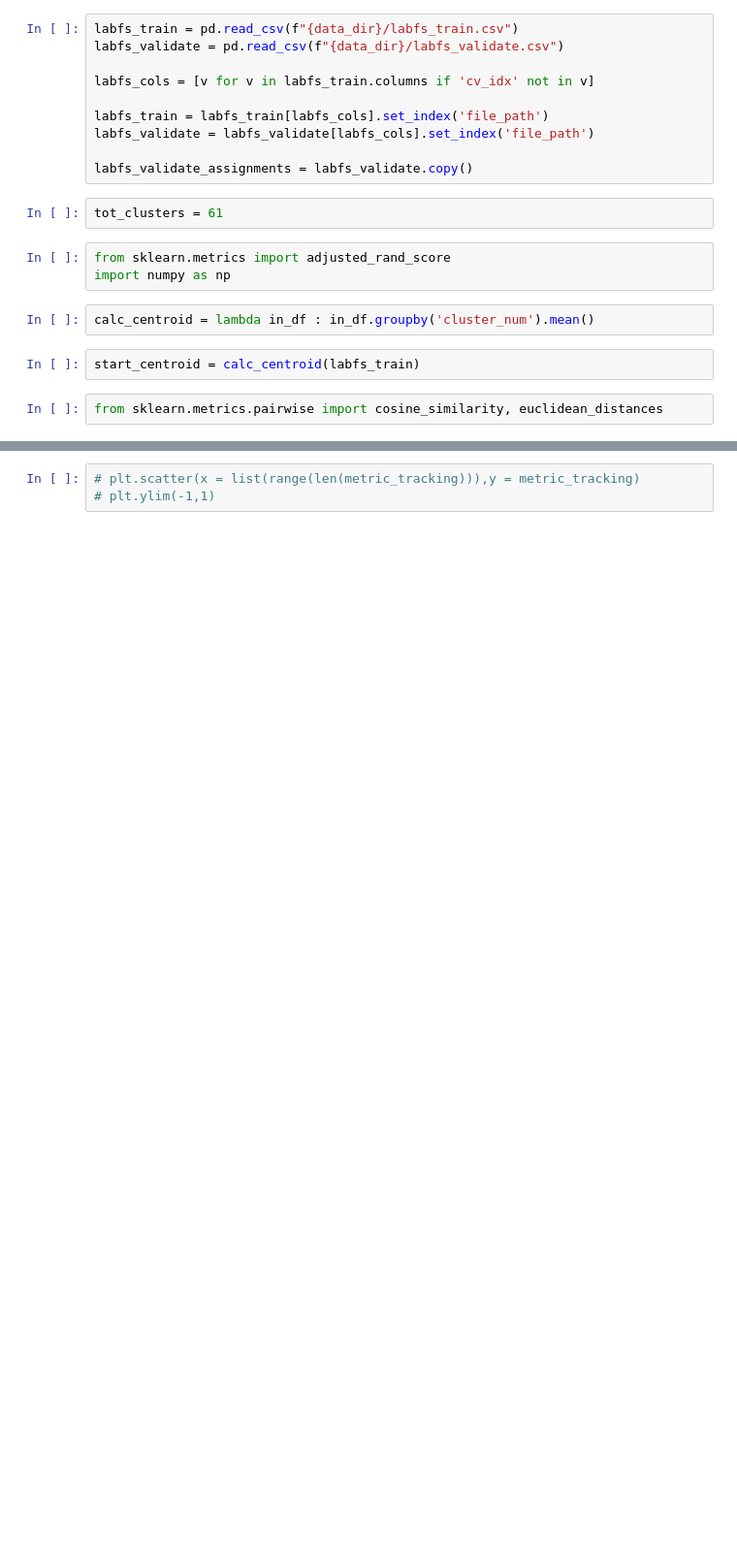
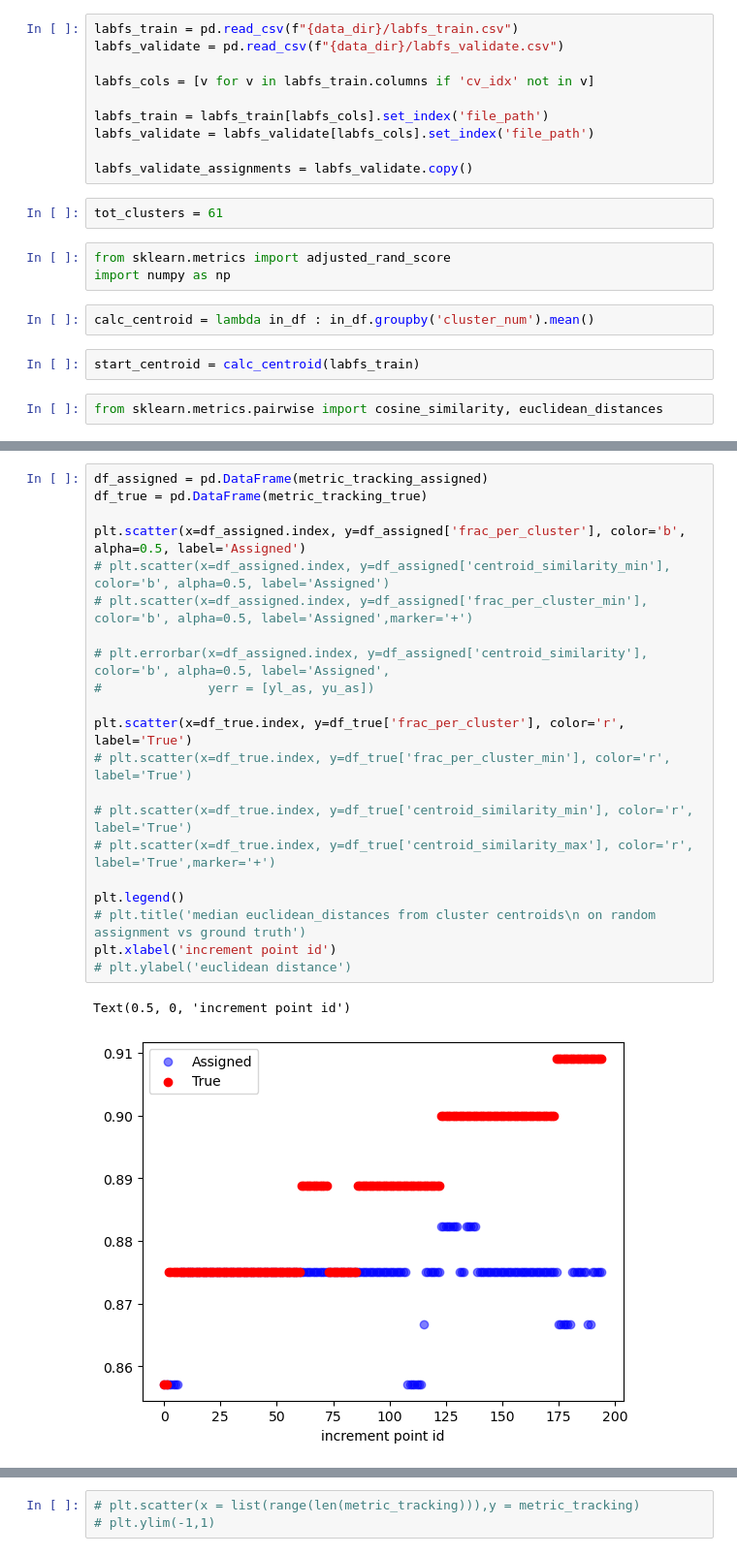
Before and after one commit to bmartin9/DataDive, a Jupyter notebook: clustering_metrics_algs/labf_metrics_eda_hj.ipynb, the cells around one changed output, grey strips where cells are left out. Shown at 97% size. Cells and saved outputs as stored; diff of their text form; blank space fills up the shorter version.

```diff
--- a/clustering_metrics_algs/labf_metrics_eda_hj.ipynb
+++ b/clustering_metrics_algs/labf_metrics_eda_hj.ipynb
@@ -72,6 +98,30 @@ for iter_num, new_cluster_point in enumerate(labfs_validate.index):
     metric_tracking_true.append(metric_val_dict_true)
 
     # break
+# %%
+df_assigned = pd.DataFrame(metric_tracking_assigned)
+df_true = pd.DataFrame(metric_tracking_true)
+
+plt.scatter(x=df_assigned.index, y=df_assigned['frac_per_cluster'], color='b', alpha=0.5, label='Assigned')
+# plt.scatter(x=df_assigned.index, y=df_assigned['centroid_similarity_min'], color='b', alpha=0.5, label='Assigned')
+# plt.scatter(x=df_assigned.index, y=df_assigned['frac_per_cluster_min'], color='b', alpha=0.5, label='Assigned',marker='+')
+
+# plt.errorbar(x=df_assigned.index, y=df_assigned['centroid_similarity'], color='b', alpha=0.5, label='Assigned',
+#              yerr = [yl_as, yu_as])
+
+plt.scatter(x=df_true.index, y=df_true['frac_per_cluster'], color='r', label='True')
+# plt.scatter(x=df_true.index, y=df_true['frac_per_cluster_min'], color='r', label='True')
+
+# plt.scatter(x=df_true.index, y=df_true['centroid_similarity_min'], color='r', label='True')
+# plt.scatter(x=df_true.index, y=df_true['centroid_similarity_max'], color='r', label='True',marker='+')
+
+plt.legend()
+# plt.title('median euclidean_distances from cluster centroids\n on random assignment vs ground truth')
+plt.xlabel('increment point id')
+# plt.ylabel('euclidean distance')
+# %% [output]
+Text(0.5, 0, 'increment point id')
+[figure, added]
 # %%
 df_assigned = pd.DataFrame(metric_tracking_assigned)
 df_true = pd.DataFrame(metric_tracking_true)
```
Also changed, not shown: parts of 6 cells of this notebook, 1 other file.
